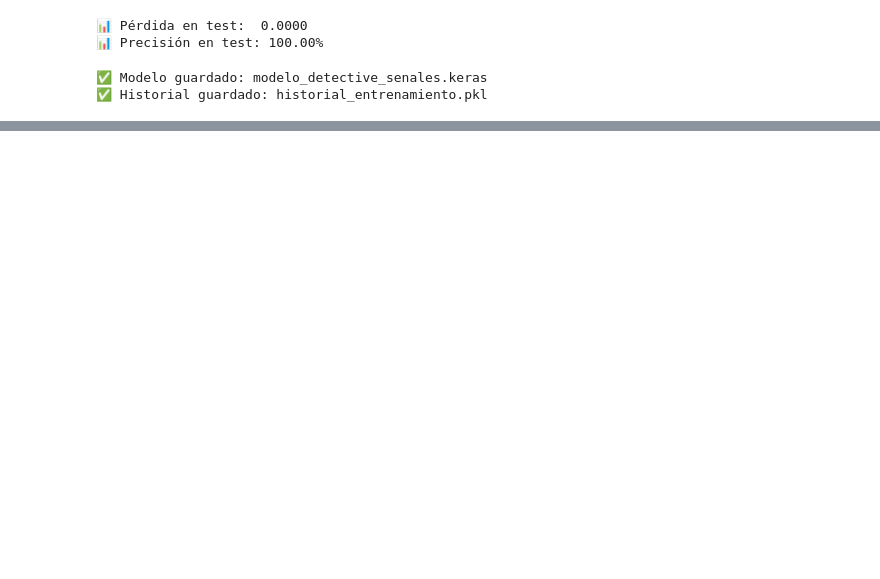
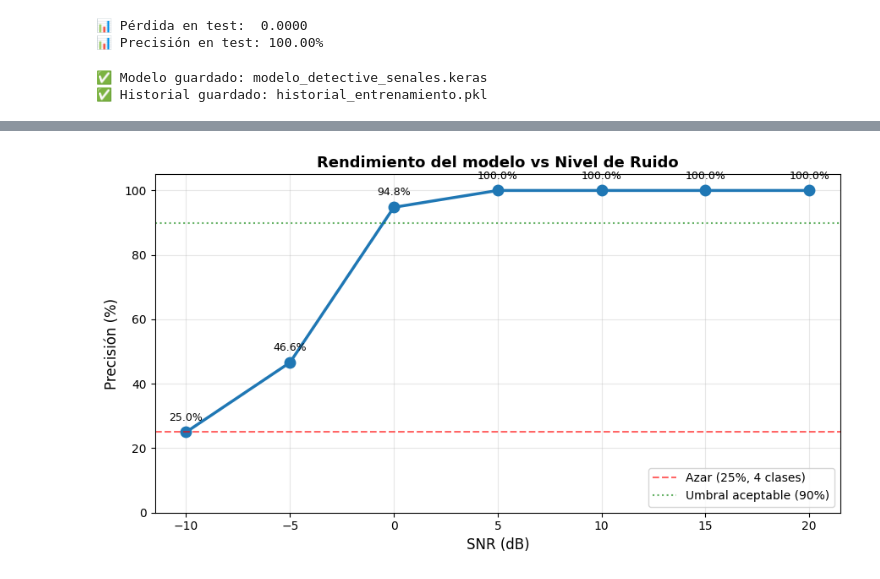
Before and after one commit to atziri01012007-dotcom/detective-senales, a Jupyter notebook: Detective_de_Senales.ipynb, the cells around one changed output, grey strips where cells are left out. Drawn from its saved outputs; the diff is of its cells as text; code cells hidden in the pictures; blank space fills up the shorter version.

```diff
--- a/Detective_de_Senales.ipynb
+++ b/Detective_de_Senales.ipynb
@@ -474,0 +564,20 @@ print("✅ Historial guardado: historial_entrenamiento.pkl")
+# %%
+# ============================================
+# CELDA 4: Evaluar el modelo en todos los niveles de SNR
+# ============================================
+resultados = {}   # dict: snr -> accuracy
+predicciones = {}
+
+print("Evaluando modelo en distintos niveles de ruido...\n")
+for snr in SNR_NIVELES:
+    X_snr = X_ruidoso[snr][..., np.newaxis]
+    y_snr = y_ruidoso[snr]
+
+    y_prob = modelo.predict(X_snr, verbose=0)
+    y_pred_snr = np.argmax(y_prob, axis=1)
+
+    acc = np.mean(y_pred_snr == y_snr)
+    resultados[snr] = acc
+    predicciones[snr] = y_pred_snr
+
+    print(f"SNR = {snr:>4} dB  →  Accuracy = {acc*100:>6.2f}%")
@@ -474,0 +594,29 @@ print("✅ Historial guardado: historial_entrenamiento.pkl")
+# %%
+# ============================================
+# CELDA 5: Curva de precisión vs SNR
+# ============================================
+snrs = sorted(resultados.keys())
+accs = [resultados[s]*100 for s in snrs]
+
+fig, ax = plt.subplots(figsize=(9, 5))
+ax.plot(snrs, accs, marker='o', linewidth=2.5, markersize=9, color='#1f77b4')
+ax.axhline(y=25, color='red', linestyle='--', alpha=0.6,
+           label='Azar (25%, 4 clases)')
+ax.axhline(y=90, color='green', linestyle=':', alpha=0.6,
+           label='Umbral aceptable (90%)')
+ax.set_xlabel("SNR (dB)", fontsize=12)
+ax.set_ylabel("Precisión (%)", fontsize=12)
+ax.set_title("Rendimiento del modelo vs Nivel de Ruido", fontsize=13, weight='bold')
+ax.grid(True, alpha=0.3)
+ax.legend(loc='lower right')
+ax.set_ylim(0, 105)
+
+# Anotar cada punto
+for s, a in zip(snrs, accs):
+    ax.annotate(f"{a:.1f}%", (s, a), textcoords="offset points",
+                xytext=(0, 10), ha='center', fontsize=9)
+
+plt.tight_layout()
+plt.show()
+# %% [output]
+[figure, added]
```
Also changed, not shown: parts of 10 cells of this notebook.
